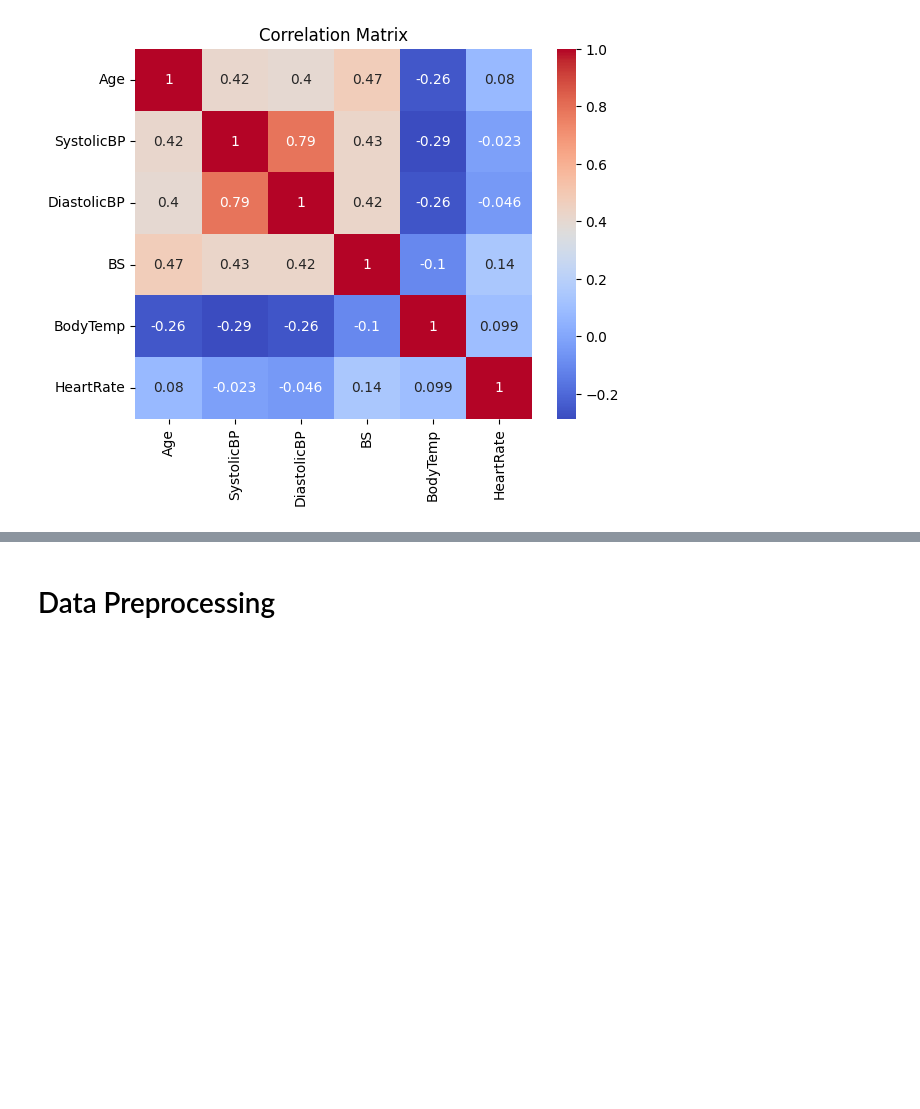
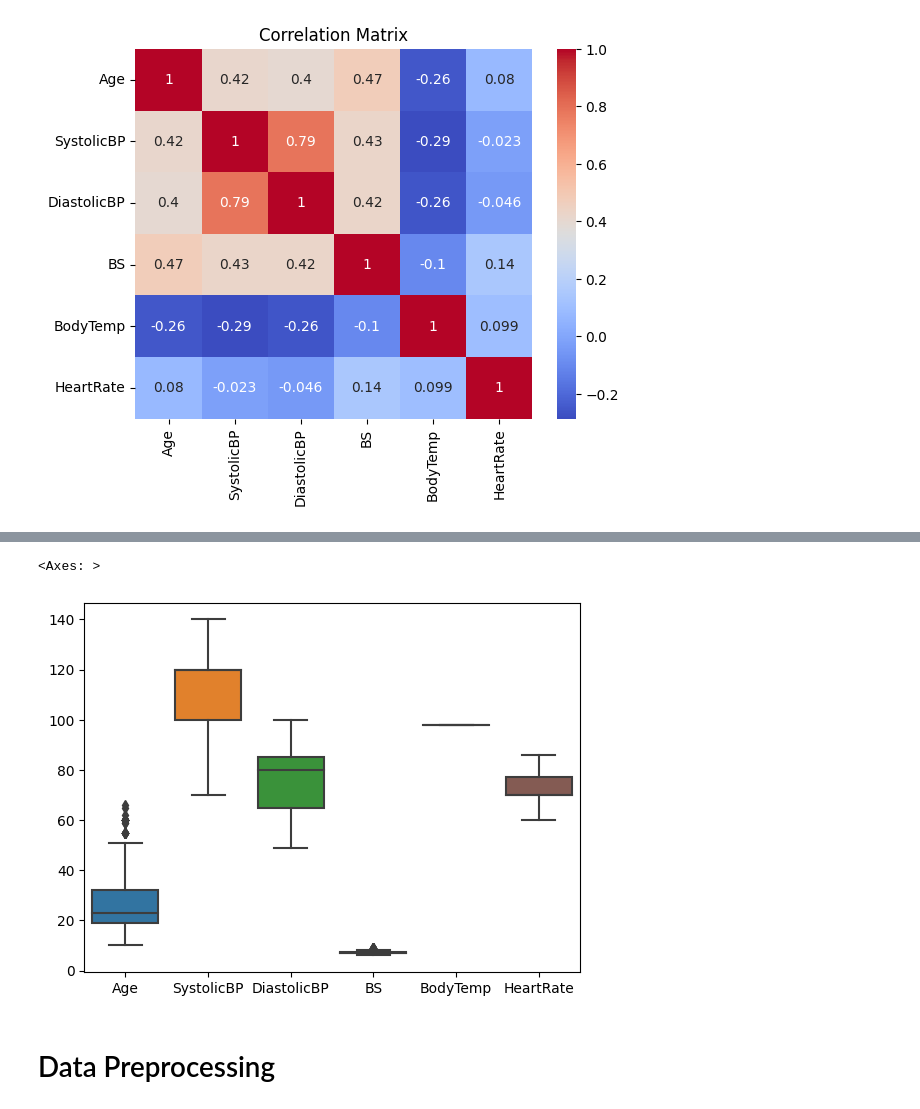
Before and after one commit to shyam007-srec/Sonar-Rock-vs-Mine-Prediction---Machine-Learning-Project, a Jupyter notebook: structural-health-monitoring-using-iot-and-ml.ipynb, the cells around one changed output, grey strips where cells are left out. Saved outputs shown, nothing was run; the diff lists cells and outputs as text; code cells hidden in the pictures; blank space fills up the shorter version.

```diff
--- a/structural-health-monitoring-using-iot-and-ml.ipynb
+++ b/structural-health-monitoring-using-iot-and-ml.ipynb
@@ -87,3 +111,16 @@ plt.show()
+# %%
+numeric_col = df.select_dtypes(include=['float64','int64'])
+
+for col in numeric_col:
+    Q1 = df[col].quantile(0.25)
+    Q3 = df[col].quantile(0.75)
+    IQR = Q3 - Q1
+    df = df[(df[col] >= (Q1 - 1.5*IQR)) & (df[col] <= (Q3 + 1.5*IQR))]
+# %%
+sns.boxplot(data=df.select_dtypes(include=['float64','int64']))
+# %% [output]
+<Axes: >
+[figure, added]
 # %% [markdown]
 # Data Preprocessing
 # %%
```
Also changed, not shown: parts of 8 cells of this notebook.
